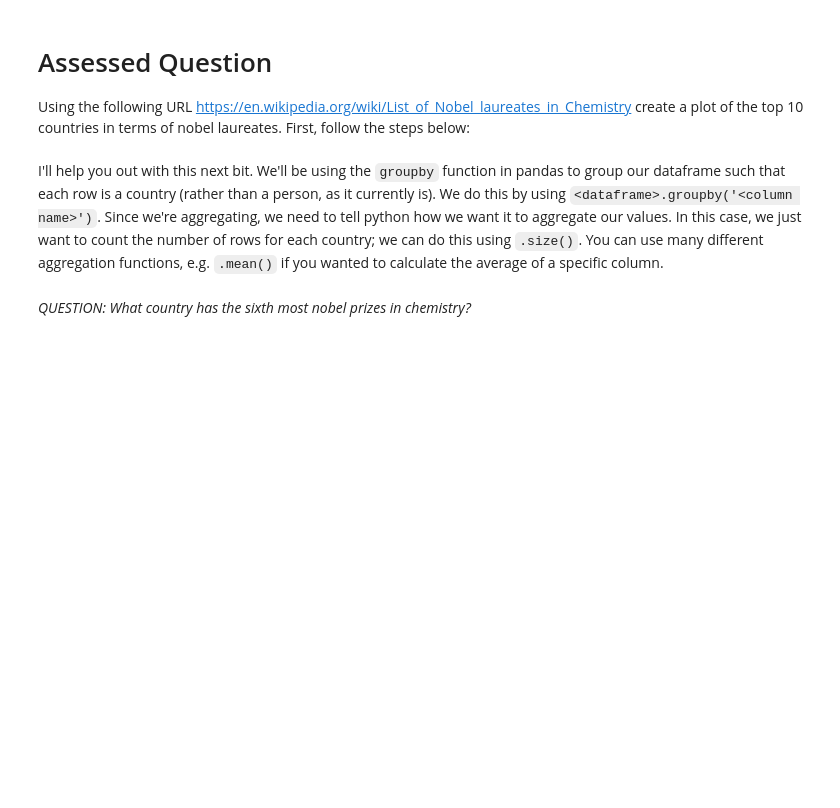
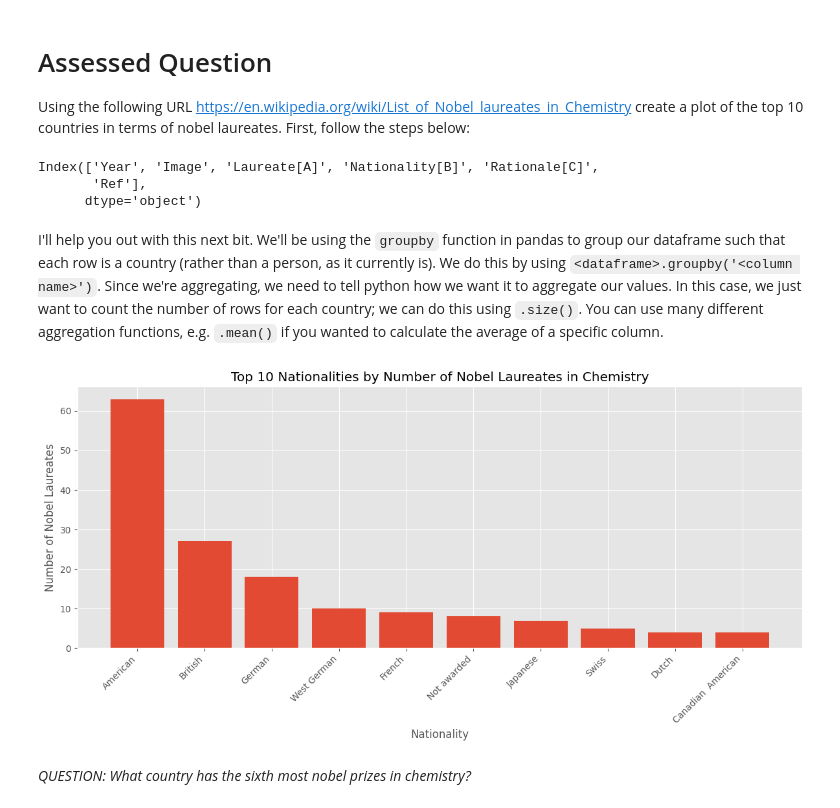
Before and after one commit to dianecomon/QM2, a Jupyter notebook: notebooks/W02. Pandas.ipynb, the cells around one changed output. Drawn from its saved outputs; the diff is of its cells as text; code cells hidden in the pictures; blank space fills up the shorter version.

```diff
--- a/notebooks/W02. Pandas.ipynb
+++ b/notebooks/W02. Pandas.ipynb
@@ -402,13 +452,40 @@ Using the following URL https://en.wikipedia.org/wiki/List_of_Nobel_laureates_in
 # scrape the table of Nobel Laureates in Chemistry using read_html. remember, this gives us a LIST of dataframes! lets call this list chem_tables
 
 # select the first dataframe from this list and call it chem
+url = 'https://en.wikipedia.org/wiki/List_of_Nobel_laureates_in_Chemistry'
+chem_tables = pandas.read_html(url)
+chem = chem_tables[0]
+print(chem.columns)
+# %% [output]
+Index(['Year', 'Image', 'Laureate[A]', 'Nationality[B]', 'Rationale[C]',
+       'Ref'],
+      dtype='object')
 # %% [markdown]
 I'll help you out with this next bit. We'll be using the `groupby` function in pandas to group our dataframe such that each row is a country (rather than a person, as it currently is). We do this by using `<dataframe>.groupby('<column name>')`. Since we're aggregating, we need to tell python how we want it to aggregate our values. In this case, we just want to count the number of rows for each country; we can do this using `.size()`. You can use many different aggregation functions, e.g. `.mean()` if you wanted to calculate the average of a specific column.
 # %%
+
 # create a new dataframe called 'country' in which each row is a country, and the values represent the number of nobel laureates.
+country = chem.groupby('Nationality[B]').size()
 
 # now sort it in descending order
+country = country.sort_values(ascending=False)
+country = country.reset_index()
+country.columns = ['Nationality[B]', 'Nobel Laureates']
 
 # finally, plot the top 10 countries
+import matplotlib.pyplot
+
+top_10 = country.head(10)
+
+plt.figure(figsize=(12, 6))
+plt.bar(top_10['Nationality[B]'], top_10['Nobel Laureates'])
+plt.xlabel("Nationality")
+plt.ylabel("Number of Nobel Laureates")
+plt.title("Top 10 Nationalities by Number of Nobel Laureates in Chemistry")
+plt.xticks(rotation=45, ha='right')
+plt.tight_layout()
+plt.show()
+# %% [output]
+[figure, added]
 # %% [markdown]
 *QUESTION: What country has the sixth most nobel prizes in chemistry?*
```
Also changed, not shown: parts of 21 cells of this notebook.
